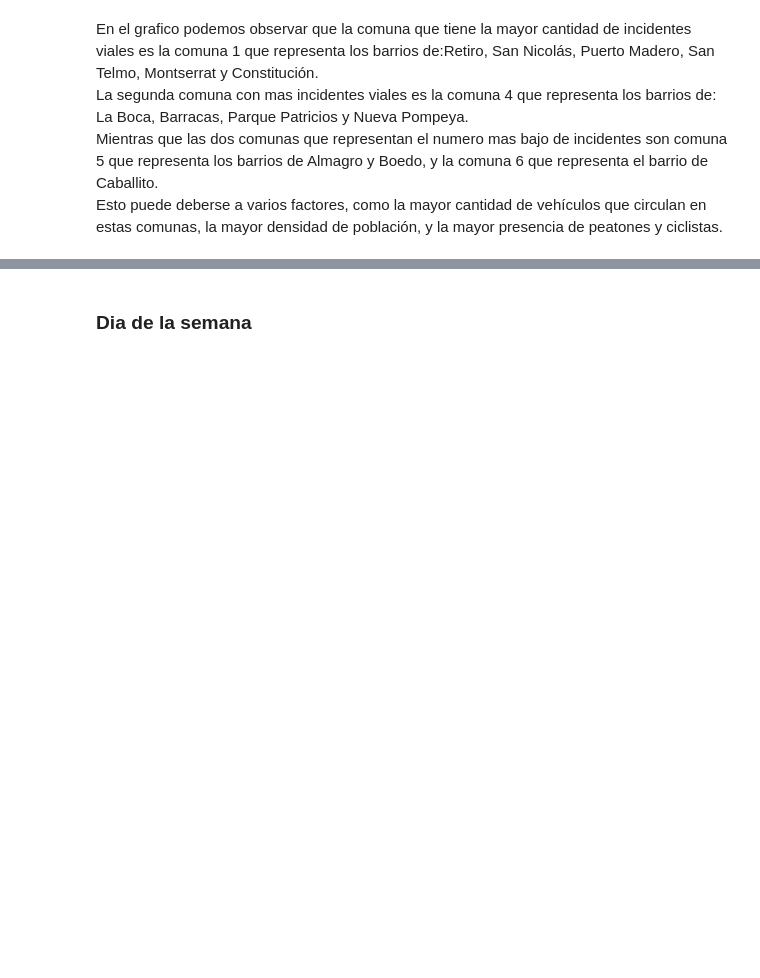
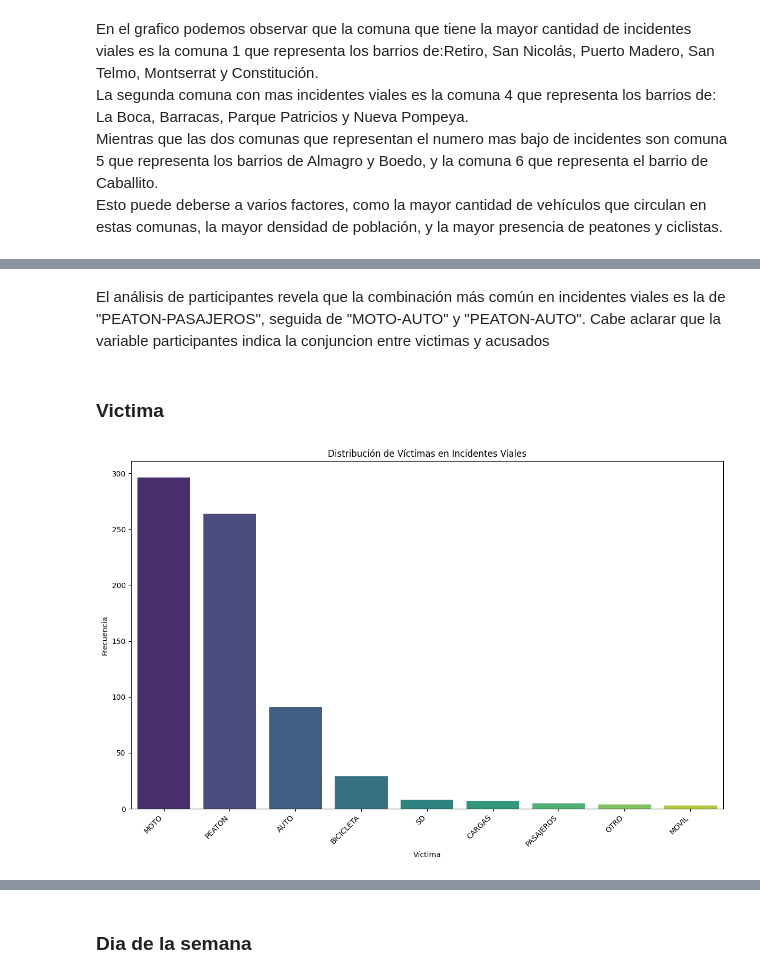
Before and after one commit to ASGuzman/PI2_Siniestros_Viales, a Jupyter notebook: EDA.ipynb, the cells around one changed output, grey strips where cells are left out. Drawn from its saved outputs; the diff is of its cells as text; code cells hidden in the pictures; blank space fills up the shorter version.

```diff
--- a/EDA.ipynb
+++ b/EDA.ipynb
@@ -255,0 +281,16 @@ Esto puede deberse a varios factores, como la mayor cantidad de vehículos que c
+# %% [markdown]
+El análisis de participantes revela que la combinación más común en incidentes viales es la de "PEATON-PASAJEROS", seguida de "MOTO-AUTO" y "PEATON-AUTO". Cabe aclarar que la variable participantes indica la conjuncion entre victimas y acusados
+# %% [markdown]
+### Victima
+# %%
+victima_counts = df_siniestros["Victima"].value_counts()
+plt.figure(figsize=(12, 8))
+sns.barplot(x=victima_counts.index, y=victima_counts.values, palette="viridis")
+plt.title("Distribución de Víctimas en Incidentes Viales")
+plt.xlabel("Víctima")
+plt.ylabel("Frecuencia")
+plt.xticks(rotation=45, ha="right")
+plt.tight_layout()
+plt.show()
+# %% [output]
+[figure, added]
```
Also changed, not shown: parts of 16 cells of this notebook, 1 other file.
